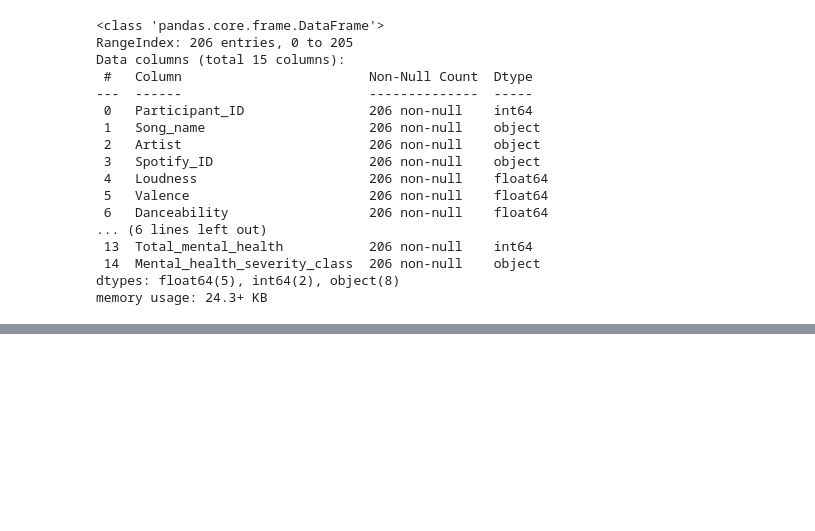
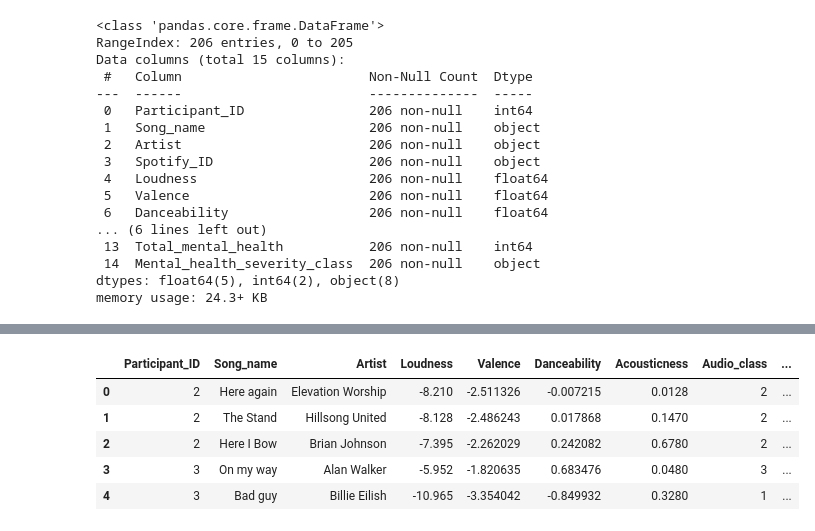
Before and after one commit to Delphine-Jean/Delphine-Jean_portfolio, a Jupyter notebook: Portfolio Data Science/Music and mental health data/Mental_Health_music.ipynb, the cells around one changed output, grey strips where cells are left out. Drawn from its saved outputs; the diff is of its cells as text; code cells hidden in the pictures; blank space fills up the shorter version.

```diff
--- a/Portfolio Data Science/Music and mental health data/Mental_Health_music.ipynb
+++ b/Portfolio Data Science/Music and mental health data/Mental_Health_music.ipynb
@@ -114,3 +112,19 @@ memory usage: 9.8 KB
+# %%
+#Normalisation
+from sklearn.preprocessing import StandardScaler
+scaler = StandardScaler(with_mean=False)
+transformed = scaler.fit_transform(dataset[['Loudness', 'Valence', 'Danceability', 'Acousticness']])
+for idx, col in enumerate(dataset.columns[4:-6]):
+    dataset[col] = transformed[:,idx]
+
+dataset.head()
+# %% [output]
+|  | Participant_ID | Song_name | Artist | Loudness | Valence | Danceability | Acousticness | Audio_class | ... |
+| 0 | 2 | Here again | Elevation Worship | -8.210 | -2.511326 | -0.007215 | 0.0128 | 2 | ... |
+| 1 | 2 | The Stand | Hillsong United | -8.128 | -2.486243 | 0.017868 | 0.1470 | 2 | ... |
+| 2 | 2 | Here I Bow | Brian Johnson | -7.395 | -2.262029 | 0.242082 | 0.6780 | 2 | ... |
+| 3 | 3 | On my way | Alan Walker | -5.952 | -1.820635 | 0.683476 | 0.0480 | 3 | ... |
+| 4 | 3 | Bad guy | Billie Eilish | -10.965 | -3.354042 | -0.849932 | 0.3280 | 1 | ... |
 # %%
 sns.scatterplot(x=dataset['Loudness'],y = dataset['Mental_health_severity_class'])
 # %% [output]
```
Also changed, not shown: parts of 12 cells of this notebook.
